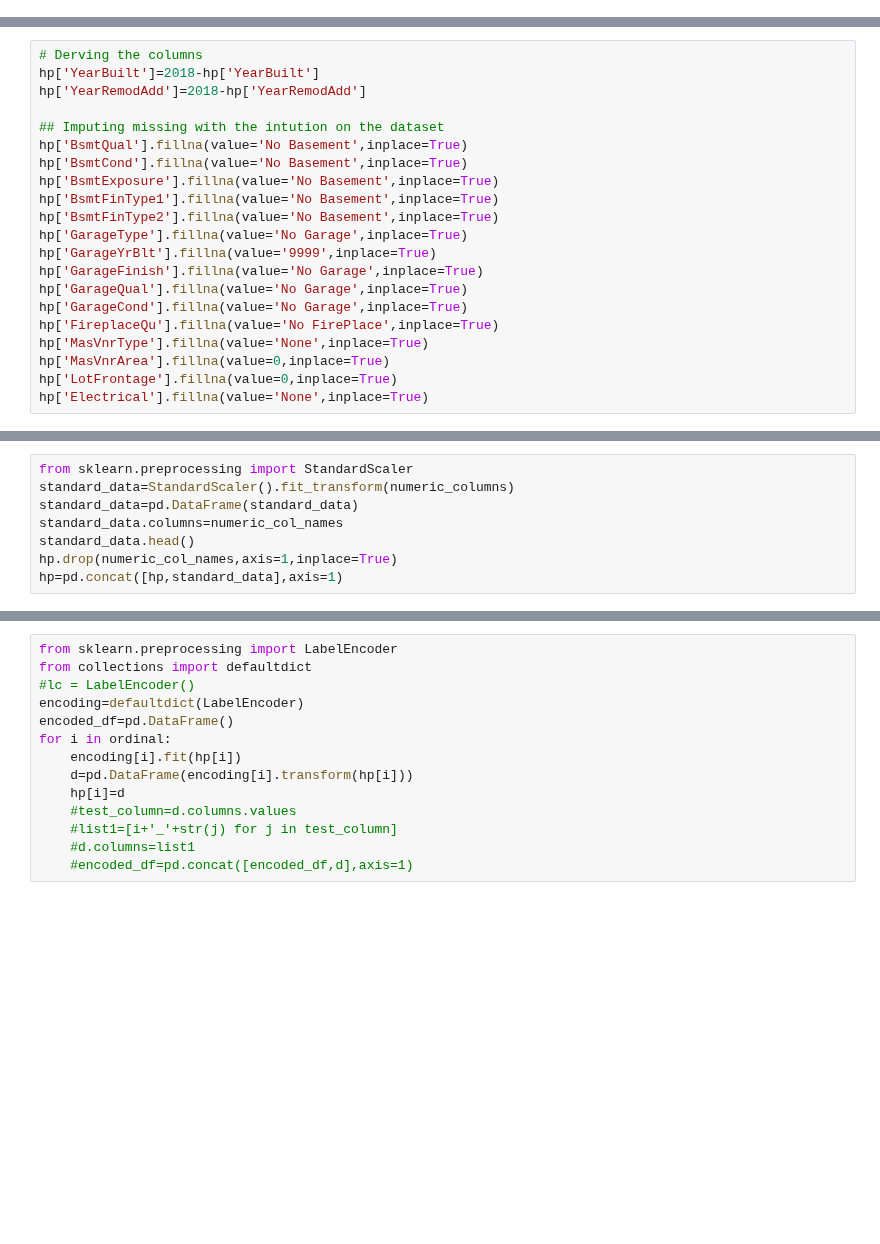
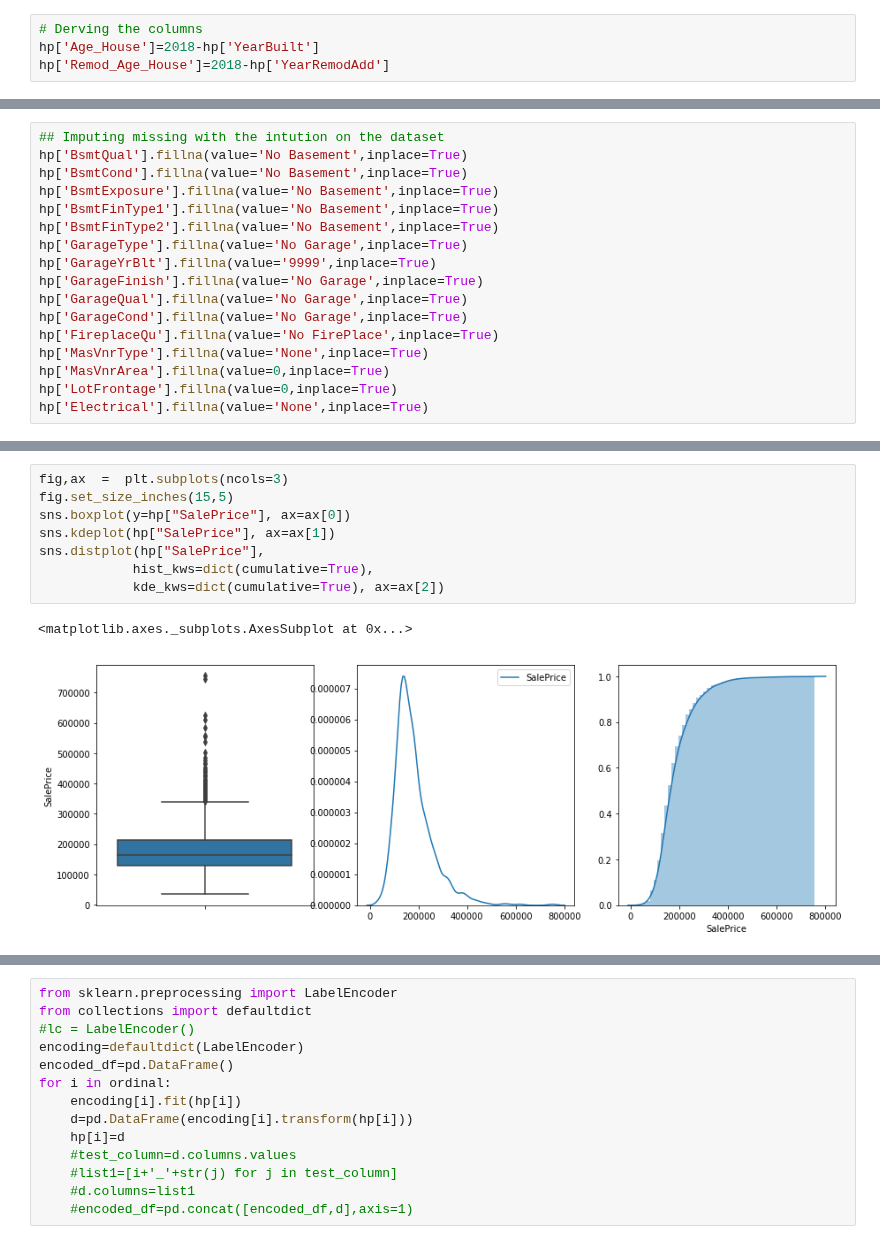
Before and after one commit to nov012017/Code, a Jupyter notebook: Python/Kaggle/House Pricing/HousePricePrediction_Pythoh_619_EOD.ipynb, the cells around one changed output, grey strips where cells are left out. Saved outputs shown, nothing was run; the diff lists cells and outputs as text; blank space fills up the shorter version.

```diff
--- a/Python/Kaggle/House Pricing/HousePricePrediction_Pythoh_619_EOD.ipynb
+++ b/Python/Kaggle/House Pricing/HousePricePrediction_Pythoh_619_EOD.ipynb
@@ -24,0 +37,4 @@ hp.head()
+# %%
+# Derving the columns
+hp['Age_House']=2018-hp['YearBuilt']
+hp['Remod_Age_House']=2018-hp['YearRemodAdd']
@@ -25,8 +43,4 @@ hp.head()
 # %%
-# Derving the columns
-hp['YearBuilt']=2018-hp['YearBuilt']
-hp['YearRemodAdd']=2018-hp['YearRemodAdd']
-
 ## Imputing missing with the intution on the dataset
 hp['BsmtQual'].fillna(value='No Basement',inplace=True)
 hp['BsmtCond'].fillna(value='No Basement',inplace=True)
@@ -177,8 +256,0 @@ Index(['TotalBsmtSF', 'GrLivArea', 'GarageArea', 'SalePrice'], dtype='object')
-# %%
-from sklearn.preprocessing import StandardScaler
-standard_data=StandardScaler().fit_transform(numeric_columns)
-standard_data=pd.DataFrame(standard_data)
-standard_data.columns=numeric_col_names
-standard_data.head()
-hp.drop(numeric_col_names,axis=1,inplace=True)
-hp=pd.concat([hp,standard_data],axis=1)
@@ -189,0 +278,11 @@ hp['SalePrice']=np.log(hp['SalePrice'])
+# %%
+fig,ax  =  plt.subplots(ncols=3)
+fig.set_size_inches(15,5)
+sns.boxplot(y=hp["SalePrice"], ax=ax[0])
+sns.kdeplot(hp["SalePrice"], ax=ax[1])
+sns.distplot(hp["SalePrice"],
+            hist_kws=dict(cumulative=True),
+            kde_kws=dict(cumulative=True), ax=ax[2])
+# %% [output]
+<matplotlib.axes._subplots.AxesSubplot at 0x...>
+[figure, added]
```
Also changed, not shown: parts of 31 cells of this notebook.
